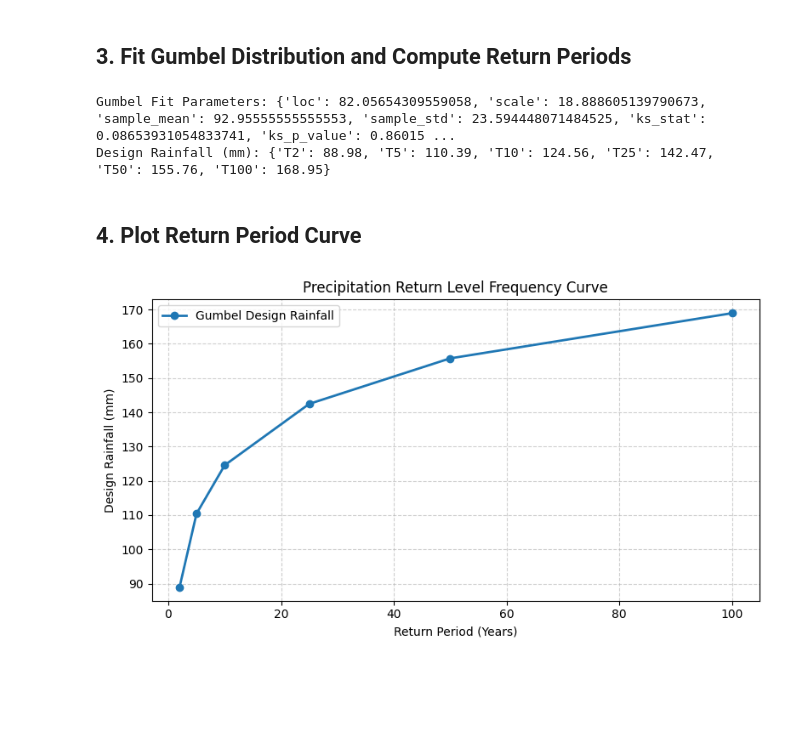
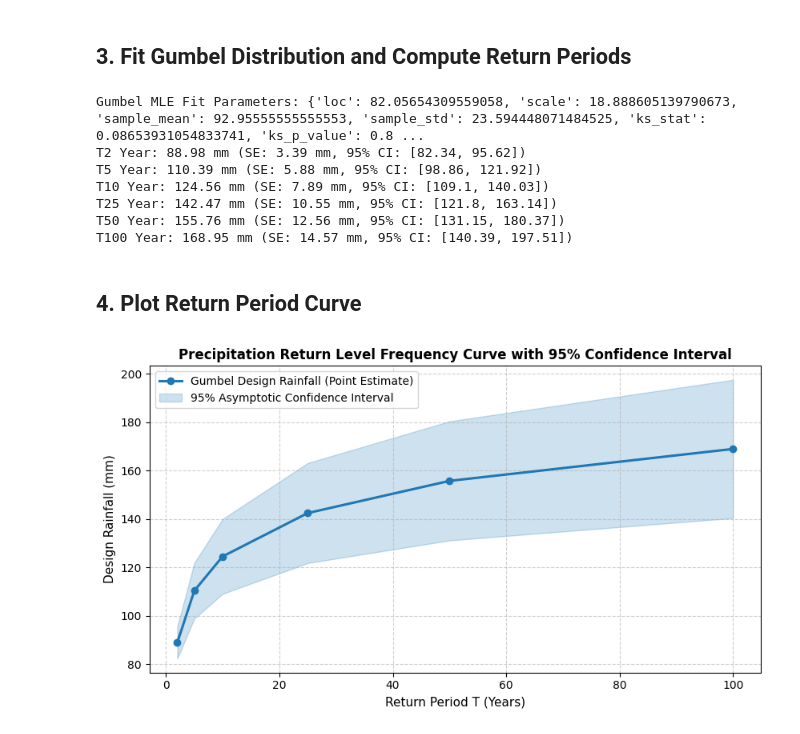
Before and after one commit to mkrifai/inundation-risk-model, a Jupyter notebook: notebooks/01_hydroclimatic_extremes.ipynb, the cells around one changed output. Drawn from its saved outputs; the diff is of its cells as text; code cells hidden in the pictures; blank space fills up the shorter version.

Commit message:
feat(scientific-rigor): calibrate academic claims, add 95% CI for return periods, data provenance, and community guidelines

```diff
--- a/notebooks/01_hydroclimatic_extremes.ipynb
+++ b/notebooks/01_hydroclimatic_extremes.ipynb
@@ -24,28 +28,38 @@ print(df.head())
 # %% [markdown]
 ## 3. Fit Gumbel Distribution and Compute Return Periods
 # %%
-fit = fit_gumbel(df['rx1day_max_mm'])
-print('Gumbel Fit Parameters:', fit)
+fit = fit_gumbel(df['rx1day_max_mm'], method='mle')
+print('Gumbel MLE Fit Parameters:', fit)
 
-rps = compute_return_periods(fit, [2, 5, 10, 25, 50, 100])
-print('Design Rainfall (mm):', rps)
+# Compute return periods with analytical 95% Confidence Intervals (Kite/Chow delta method)
+rps = compute_return_periods(fit, [2, 5, 10, 25, 50, 100], return_ci=True)
+for t in [2, 5, 10, 25, 50, 100]:
+    print(f"T{t} Year: {rps[f'T{t}']} mm (SE: {rps[f'T{t}_se']} mm, 95% CI: [{rps[f'T{t}_ci_lower']}, {rps[f'T{t}_ci_upper']}])")
 # %% [output]
-Gumbel Fit Parameters: {'loc': 82.05654309559058, 'scale': 18.888605139790673, 'sample_mean': 92.95555555555553, 'sample_std': 23.594448071484525, 'ks_stat': 0.08653931054833741, 'ks_p_value': 0.86015 ...
-Design Rainfall (mm): {'T2': 88.98, 'T5': 110.39, 'T10': 124.56, 'T25': 142.47, 'T50': 155.76, 'T100': 168.95}
+Gumbel MLE Fit Parameters: {'loc': 82.05654309559058, 'scale': 18.888605139790673, 'sample_mean': 92.95555555555553, 'sample_std': 23.594448071484525, 'ks_stat': 0.08653931054833741, 'ks_p_value': 0.8 ...
+T2 Year: 88.98 mm (SE: 3.39 mm, 95% CI: [82.34, 95.62])
+T5 Year: 110.39 mm (SE: 5.88 mm, 95% CI: [98.86, 121.92])
+T10 Year: 124.56 mm (SE: 7.89 mm, 95% CI: [109.1, 140.03])
+T25 Year: 142.47 mm (SE: 10.55 mm, 95% CI: [121.8, 163.14])
+T50 Year: 155.76 mm (SE: 12.56 mm, 95% CI: [131.15, 180.37])
+T100 Year: 168.95 mm (SE: 14.57 mm, 95% CI: [140.39, 197.51])
 # %% [markdown]
 ## 4. Plot Return Period Curve
 # %%
 T_vals = [2, 5, 10, 25, 50, 100]
 rain_vals = [rps[f'T{t}'] for t in T_vals]
+ci_lower = [rps[f'T{t}_ci_lower'] for t in T_vals]
+ci_upper = [rps[f'T{t}_ci_upper'] for t in T_vals]
 
-plt.figure(figsize=(8, 4.5))
-plt.plot(T_vals, rain_vals, 'o-', color='#1f77b4', linewidth=2, label='Gumbel Design Rainfall')
-plt.xlabel('Return Period (Years)')
-plt.ylabel('Design Rainfall (mm)')
-plt.title('Precipitation Return Level Frequency Curve')
+plt.figure(figsize=(8.5, 4.8))
+plt.plot(T_vals, rain_vals, 'o-', color='#1f77b4', linewidth=2.2, label='Gumbel Design Rainfall (Point Estimate)')
+plt.fill_between(T_vals, ci_lower, ci_upper, color='#1f77b4', alpha=0.22, label='95% Asymptotic Confidence Interval')
+plt.xlabel('Return Period T (Years)', fontsize=11)
+plt.ylabel('Design Rainfall (mm)', fontsize=11)
+plt.title('Precipitation Return Level Frequency Curve with 95% Confidence Interval', fontsize=12, fontweight='bold')
 plt.grid(True, linestyle='--', alpha=0.6)
-plt.legend()
+plt.legend(frameon=True)
 plt.tight_layout()
 plt.show()
 # %% [output]
-[figure, old version]
+[figure, new version]
```
Also changed, not shown: parts of 1 cell of this notebook, 20 other files.
